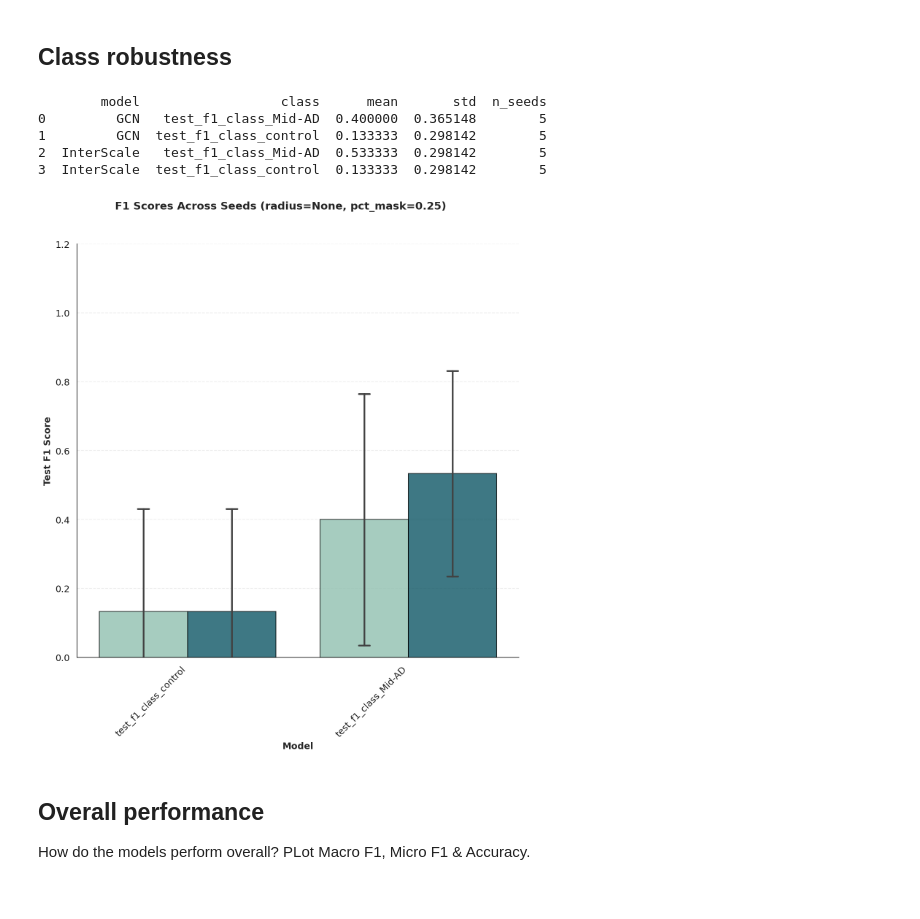
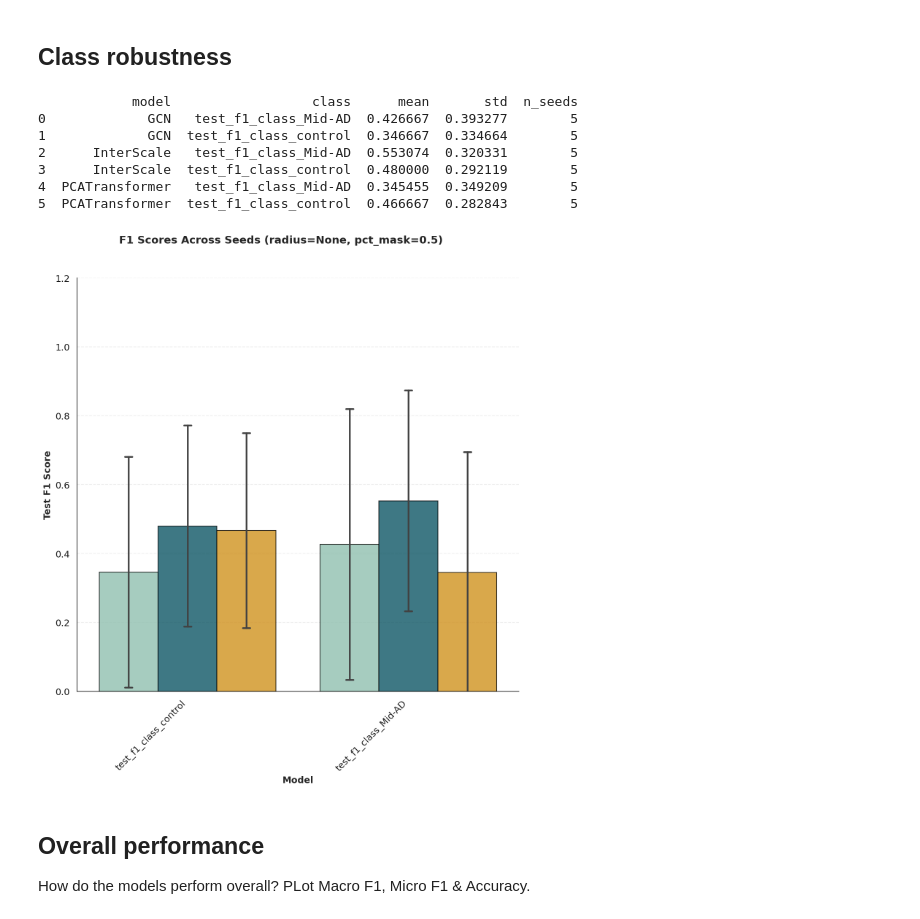
Before and after one commit to theislab/InterScale_reproducibility, a Jupyter notebook: notebooks/chen_2022/1_ Chen22_graph_class_performance.ipynb, the cells around one changed output. Cells and saved outputs as stored; diff of their text form; code cells hidden in the pictures.

```diff
--- a/notebooks/chen_2022/1_ Chen22_graph_class_performance.ipynb
+++ b/notebooks/chen_2022/1_ Chen22_graph_class_performance.ipynb
@@ -153,7 +153,7 @@ adata = sc.read_h5ad(os.path.join(BASE_DIR_PROJECT, "data/melton25.h5ad"))
 # %%
 GNN_sweep = "39pecmnt"
 InterScale_sweep = "3pfj292b"
-#PCATrans_sweep = "0vn9y1n5"
+PCATrans_sweep = "tohmr60x"
 # %% [markdown]
 ## Graph Classification performance
 # %%
@@ -163,7 +163,7 @@ CLASSES = ["control", "Mid-AD"]
 Q: Why does PCATrans not have test_f1 scores?
 # %%
 GNN_wandb = Wandb_evaluation("GCN", GNN_sweep, True, False, SWEEP_GOAL, CLASSES)
-#PCATrans_wandb = Wandb_evaluation("PCATransformer", PCATrans_sweep, False, True, SWEEP_GOAL, CLASSES)
+PCATrans_wandb = Wandb_evaluation("PCATransformer", PCATrans_sweep, False, True, SWEEP_GOAL, CLASSES)
 InterScale_wandb = Wandb_evaluation("InterScale", InterScale_sweep, True, True, SWEEP_GOAL, CLASSES)
 # %%
 GNN_wandb.get_mean_and_std()
@@ -198,7 +194,7 @@ DualInterScale_wandb.plot_robustness(metric="test_acc", save_path =  f"{BASE_DIR
 ## F1 score performance
 # %%
 #wandb_evals = [GNN_wandb, PCATrans_wandb, DualInterScale_wandb]  # Your list of dataframes, PCATrans_wandb, InterScale_wandb
-wandb_evals = [GNN_wandb, InterScale_wandb]
+wandb_evals = [GNN_wandb, InterScale_wandb, PCATrans_wandb]
 # %%
 def plot_f1_across_seeds(wandb_evaluations,
                          radius,
@@ -390,32 +386,34 @@ def plot_f1_across_seeds(wandb_evaluations,
 ## Class robustness
 # %%
 r = None
-pct_mask = 0.8
+pct_mask = 0.5
 
 g, stats, plot_data = plot_f1_across_seeds(
     wandb_evaluations=wandb_evals,
     radius=r,
     pct_mask_nodes=pct_mask,
     BASE_DIR_REPO=BASE_DIR_REPO,
     height=10,
     aspect=0.9,
     save_path=f'{DATA}/graph_class/f1_comparison_models_{r}_{pct_mask}',
     dropna = False
 )
 plt.show()
 #
 # # Save with high DPI from config
 # # g.savefig('f1_scores.png', bbox_inches='tight')
 #
 # # Print statistics:
 # print(stats)
 # %% [output]
-        model                  class      mean       std  n_seeds
-0         GCN   test_f1_class_Mid-AD  0.400000  0.365148        5
-1         GCN  test_f1_class_control  0.133333  0.298142        5
-2  InterScale   test_f1_class_Mid-AD  0.533333  0.298142        5
-3  InterScale  test_f1_class_control  0.133333  0.298142        5
+            model                  class      mean       std  n_seeds
+0             GCN   test_f1_class_Mid-AD  0.426667  0.393277        5
+1             GCN  test_f1_class_control  0.346667  0.334664        5
+2      InterScale   test_f1_class_Mid-AD  0.553074  0.320331        5
+3      InterScale  test_f1_class_control  0.480000  0.292119        5
+4  PCATransformer   test_f1_class_Mid-AD  0.345455  0.349209        5
+5  PCATransformer  test_f1_class_control  0.466667  0.282843        5
-[figure, old version]
+[figure, new version]
 # %% [markdown]
 ## Overall performance
 
```
Also changed, not shown: parts of 3 cells of this notebook, 15 other files.
